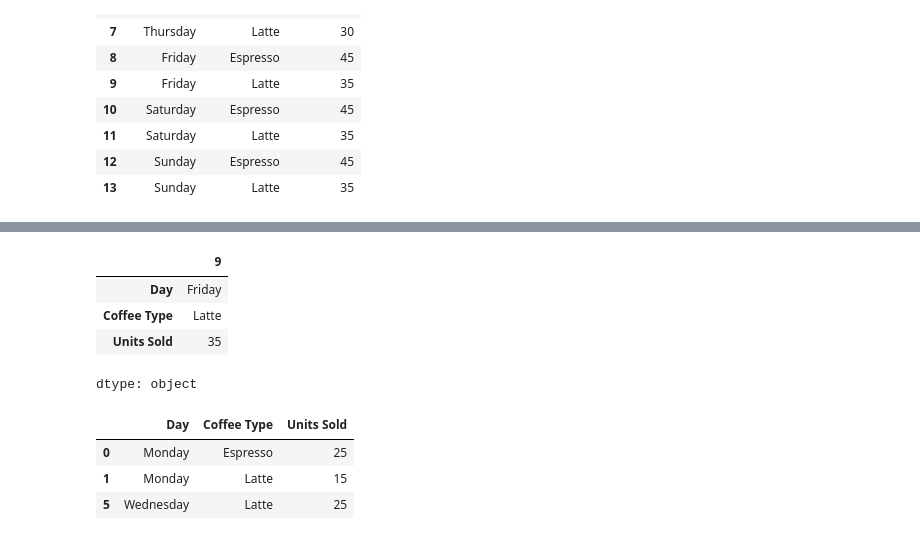
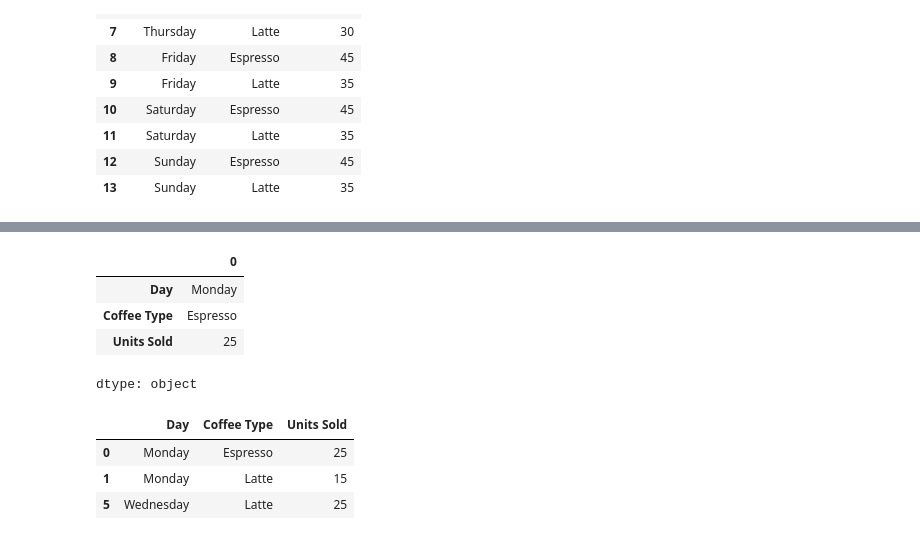
Before and after one commit to abdulsamadkhan/MachineLearningTutorials, a Jupyter notebook: Introduction to pandas.ipynb, the cells around one changed output, grey strips where cells are left out. Saved outputs shown, nothing was run; the diff lists cells and outputs as text; code cells hidden in the pictures.

```diff
--- a/Introduction to pandas.ipynb
+++ b/Introduction to pandas.ipynb
@@ -232,15 +224,15 @@ print(coffee_sample)
 # %%
 # loc
 #In the context of Pandas DataFrames, loc is a powerful indexing method that allows you to select data based on labels (row and/or column names).
 #coffee.loc[0] specifically selects the row with the label 0 from the DataFrame coffee.
 # coffee.loc[Rows, Columns]
 
-coffee.loc[9]
+coffee.loc[0]
 # %% [output]
-|  | 9 |
-| Day | Friday |
-| Coffee Type | Latte |
-| Units Sold | 35 |
+|  | 0 |
+| Day | Monday |
+| Coffee Type | Espresso |
+| Units Sold | 25 |
 dtype: object
 # %%
 coffee.loc[[0,1,5]]
```
Also changed, not shown: parts of 29 cells of this notebook.
